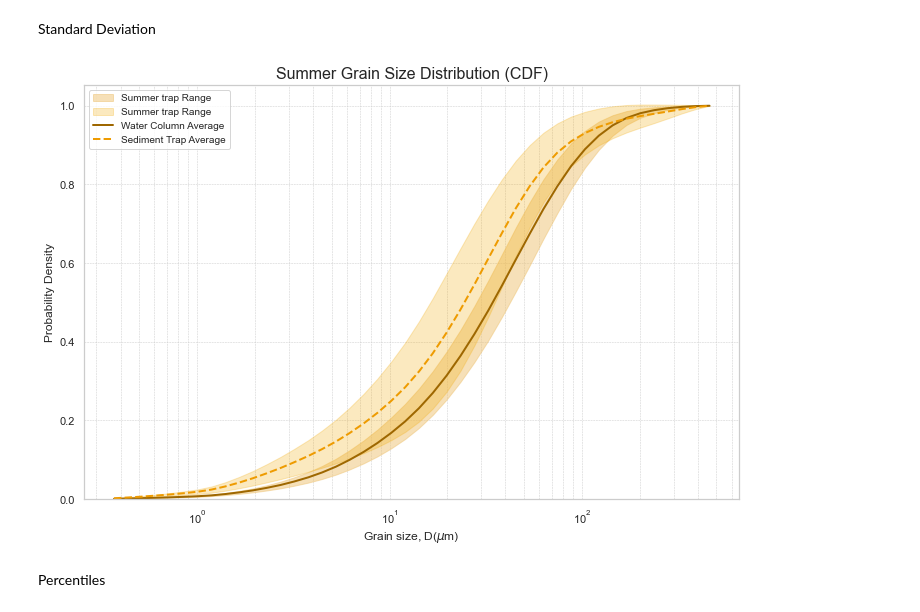
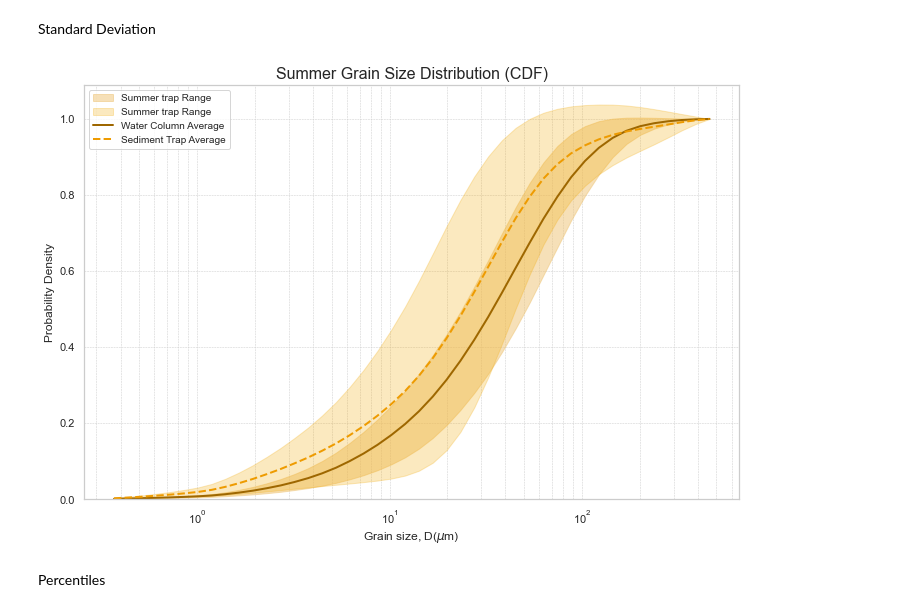
Before and after one commit to nicole-hucke/sediment_trap_paper, a Jupyter notebook: data_analysis/GSD_trap_vs_WC_analysis/PDF_plots.ipynb, the cells around one changed output. Saved outputs shown, nothing was run; the diff lists cells and outputs as text; code cells hidden in the pictures.

```diff
--- a/data_analysis/GSD_trap_vs_WC_analysis/PDF_plots.ipynb
+++ b/data_analysis/GSD_trap_vs_WC_analysis/PDF_plots.ipynb
@@ -549,27 +551,27 @@ Standard Deviation
 # %%
 sns.set(style='whitegrid')
 fig, ax = plt.subplots(figsize=(10, 7))
 
 # Plot the faded distribution between min and max (Water Column)
-ax.fill_between(grain_sizes, water_SM_cdf['avg']-water_SM_cdf['std'], water_SM_cdf['avg']+ water_SM_cdf['std'], color="#EEC372", alpha=0.5, label='Summer trap Range')
-ax.fill_between(grain_sizes, trap_SM_cdf['avg']-trap_SM_cdf['std'], trap_SM_cdf['avg']+trap_SM_cdf['std'], color="#F2A900", alpha=0.25, label='Summer trap Range')
+ax.fill_between(grain_sizes, water_SM_cdf['avg']-1.96*water_SM_cdf['std'], water_SM_cdf['avg']+ 1.96*water_SM_cdf['std'], color="#EEC372", alpha=0.5, label='Summer trap Range')
+ax.fill_between(grain_sizes, trap_SM_cdf['avg']-1.96*trap_SM_cdf['std'], trap_SM_cdf['avg']+1.96*trap_SM_cdf['std'], color="#F2A900", alpha=0.25, label='Summer trap Range')
 # Plot the average lines
 ax.plot(grain_sizes, water_SM_cdf['avg'], color="#9E6700", linewidth=2, label='Water Column Average')
 ax.plot(grain_sizes, trap_SM_cdf['avg'], color="#EE9B01", linewidth=2, linestyle='--', label='Sediment Trap Average')
 
 ax.set_title('Summer Grain Size Distribution (CDF)', fontsize=16)
 ax.set_xlabel('Grain size, D($\mu$m)', fontsize=12)
 ax.set_ylabel('Probability Density', fontsize=12)
 ax.set_xscale('log')
 ax.set_ylim(bottom=0) # ensure the y-axis starts at 0
 
 ax.legend(loc='upper left', frameon=True, fontsize=10)
 ax.grid(True, which='both', linestyle='--', linewidth=0.5)
 
 plt.tight_layout()
 plt.show()
 # %% [output]
-[figure, old version]
+[figure, new version]
 # %% [markdown]
 Percentiles
 # %%
```
Also changed, not shown: parts of 5 cells of this notebook.
